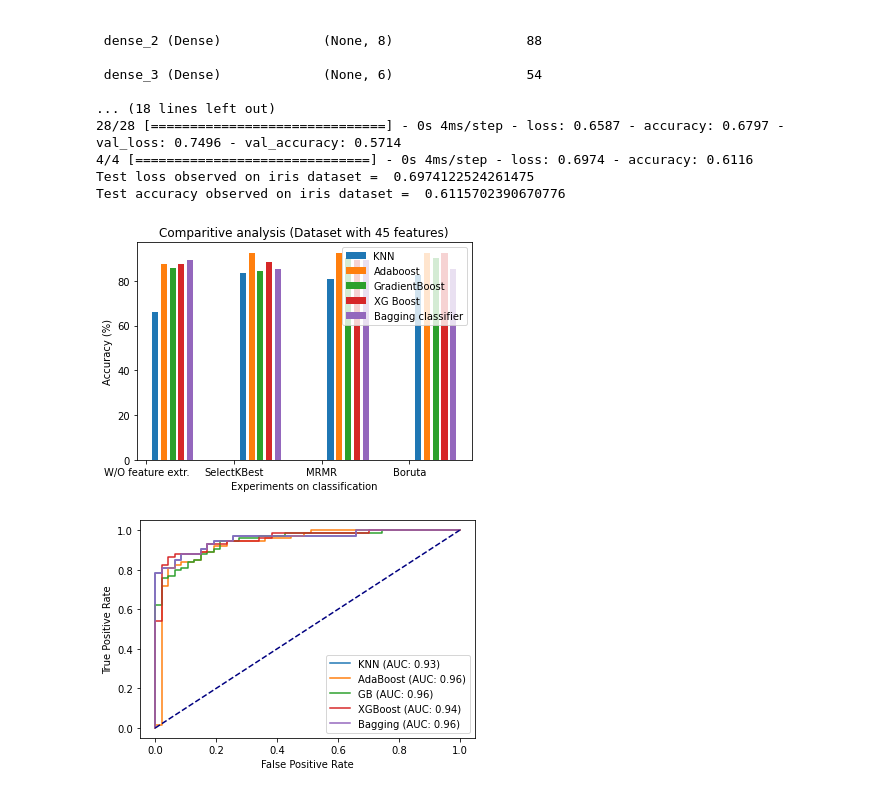
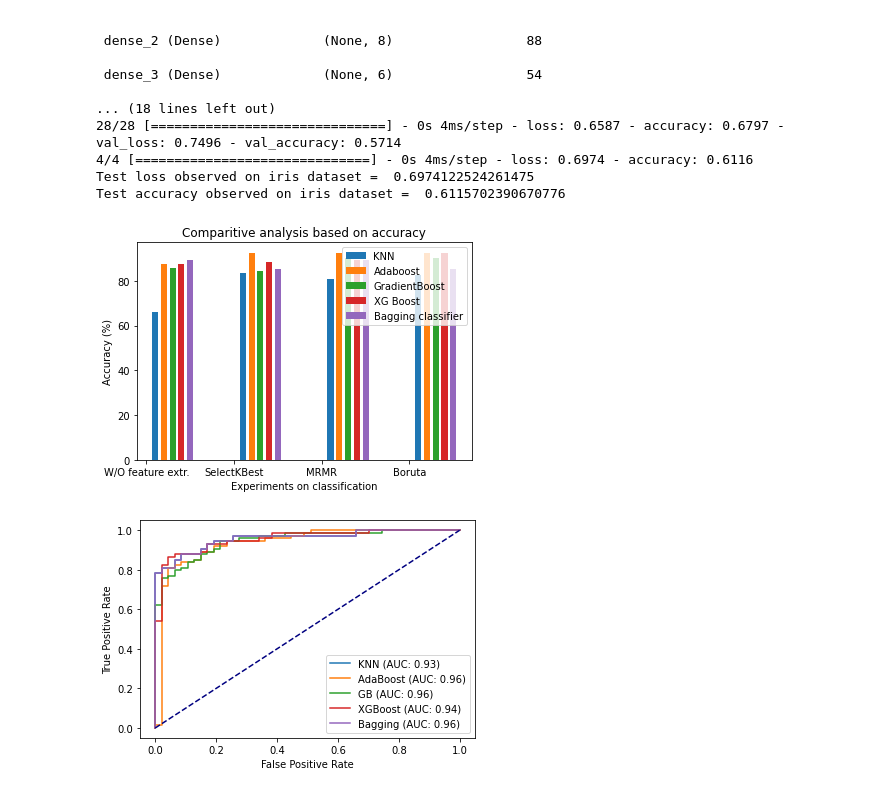
Before and after one commit to Thasneem-vazim/Depression-detection-30-features-available-dataset, a Jupyter notebook: Without_using_feature_selection.ipynb, the cells around one changed output. Cells and saved outputs as stored; diff of their text form; code cells hidden in the pictures.

```diff
--- a/Without_using_feature_selection.ipynb
+++ b/Without_using_feature_selection.ipynb
@@ -473,35 +473,35 @@ Test accuracy observed on iris dataset =  0.6115702390670776
 # Import Library
 import numpy as np
 import matplotlib.pyplot as plt
 
 # Define Data
 data3 = ['W/O feature extr.','SelectKBest','MRMR','Boruta']
 xvals = [66.11,83.47,80.99,82.81]
 yvals = [87.60,92.5,92.56,92.56]
 zvals = [85.95,84.29,90.08,90.08]
 avals = [87.60,88.42,89.25,92.56]
 bvals = [89.25,85.15,89.25,85.12]
 
 
 
 x_axis = np.arange(len(data3))
 
 # Multi bar Chart
 plt.bar(x_axis +0.1, xvals, width=0.07, label = 'KNN')
 plt.bar(x_axis +0.1*2, yvals, width=0.07, label = 'Adaboost')
 plt.bar(x_axis +0.1*3, zvals, width=0.07, label = 'GradientBoost')
 plt.bar(x_axis +0.1*4, avals, width=0.07, label = 'XG Boost')
 plt.bar(x_axis +0.1*5, bvals, width=0.07, label = 'Bagging classifier')
 
 # Xticks
 plt.xticks(x_axis,data3)
 plt.ylabel("Accuracy (%)")
 plt.xlabel("Experiments on classification")
-plt.title("Comparitive analysis (Dataset with 45 features)")
+plt.title("Comparitive analysis based on accuracy")
 plt.legend()
 plt.show()
 # %% [output]
-[figure, old version]
+[figure, new version]
 # %%
 plt.figure()
 
```
Also changed, not shown: parts of 1 cell of this notebook.
